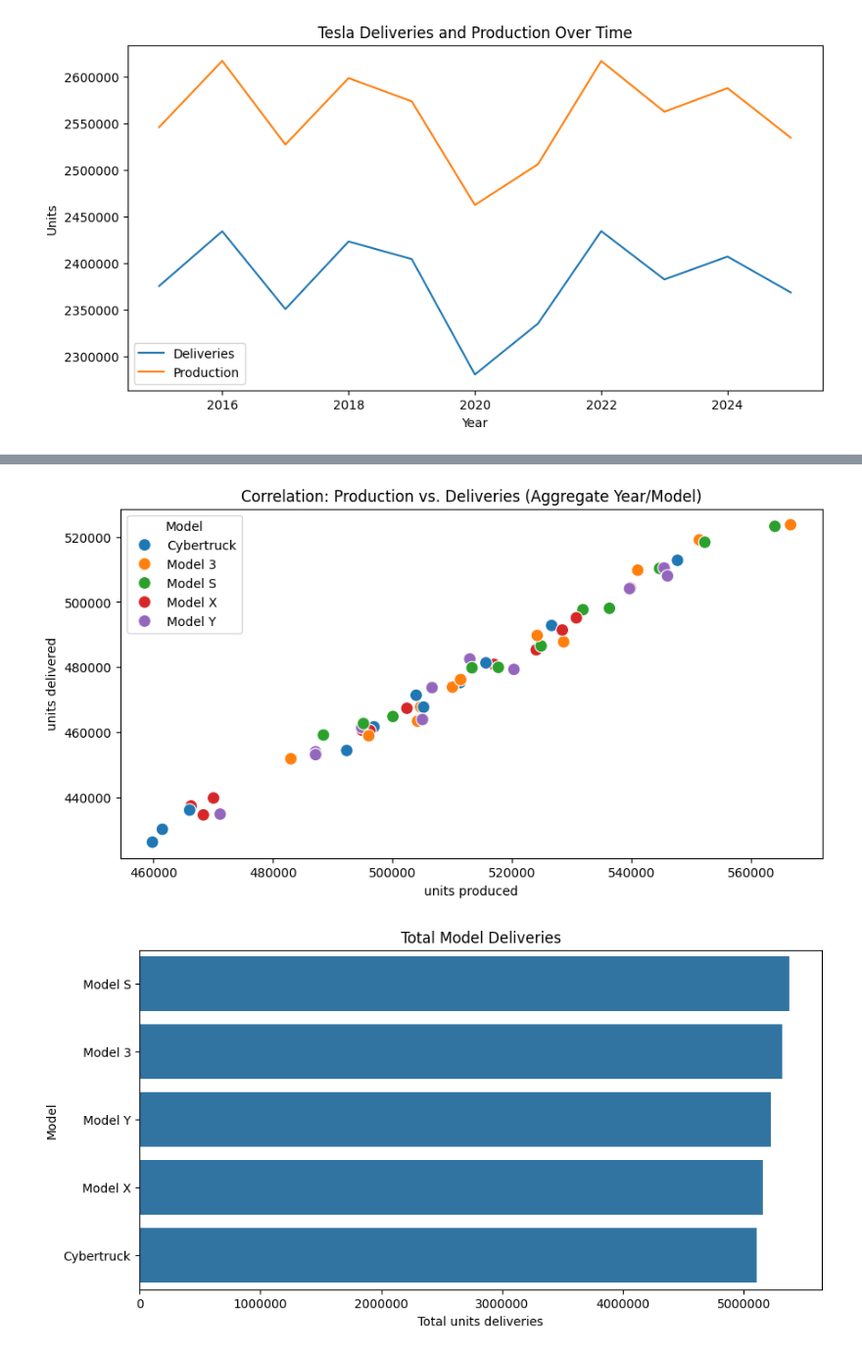
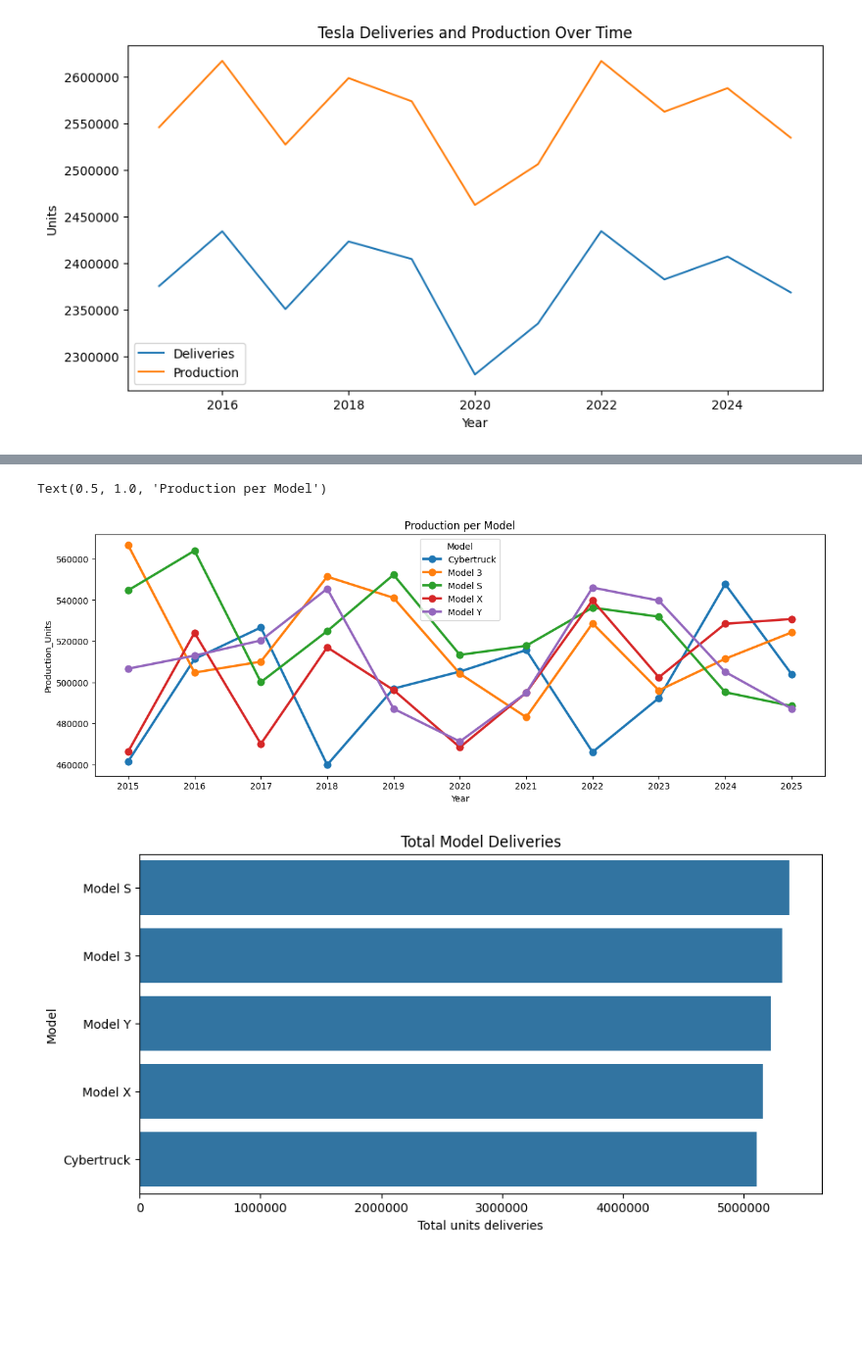
Before and after one commit to ThiagoPBorges/Tesla-Deliveries-and-Production, a Jupyter notebook: 03_exploratory_data_analysis.ipynb, the cells around one changed output, grey strips where cells are left out. Shown at 98% size. Saved outputs shown, nothing was run; the diff lists cells and outputs as text; code cells hidden in the pictures; blank space fills up the shorter version.

```diff
--- a/03_exploratory_data_analysis.ipynb
+++ b/03_exploratory_data_analysis.ipynb
@@ -111,23 +108,17 @@ Text(0.5, 1.0, 'Pricing of Model')
-# %%
-df['Year'] = df.index.year
-
-prod_deliv = df.groupby(['Year', 'Model'])[['Production_Units', 'Estimated_Deliveries']].sum().reset_index()
-
-plt.figure(figsize=(10,5))
-sns.scatterplot(
-    data=prod_deliv,
-    x='Production_Units',
-    y='Estimated_Deliveries',
-    hue='Model',
-    s=100
-)
-plt.title('Correlation: Production vs. Deliveries (Aggregate Year/Model)')
-plt.xlabel('units produced')
-plt.ylabel('units delivered')
-plt.legend(title='Model')
-plt.show()
-# %% [output]
-[figure, removed]
+# %%
+plt.figure(figsize=(15, 5))
+sns.pointplot(
+    data=df,
+    x='Year',
+    y='Production_Units',
+    hue='Model',
+    estimator='sum',
+    errorbar=None
+)
+plt.title('Production per Model')
+# %% [output]
+Text(0.5, 1.0, 'Production per Model')
+[figure, new version]
 # %%
 model_sales = df.groupby('Model')['Estimated_Deliveries'].sum().sort_values(ascending=False).reset_index()
 
```
Also changed, not shown: parts of 9 cells of this notebook.
